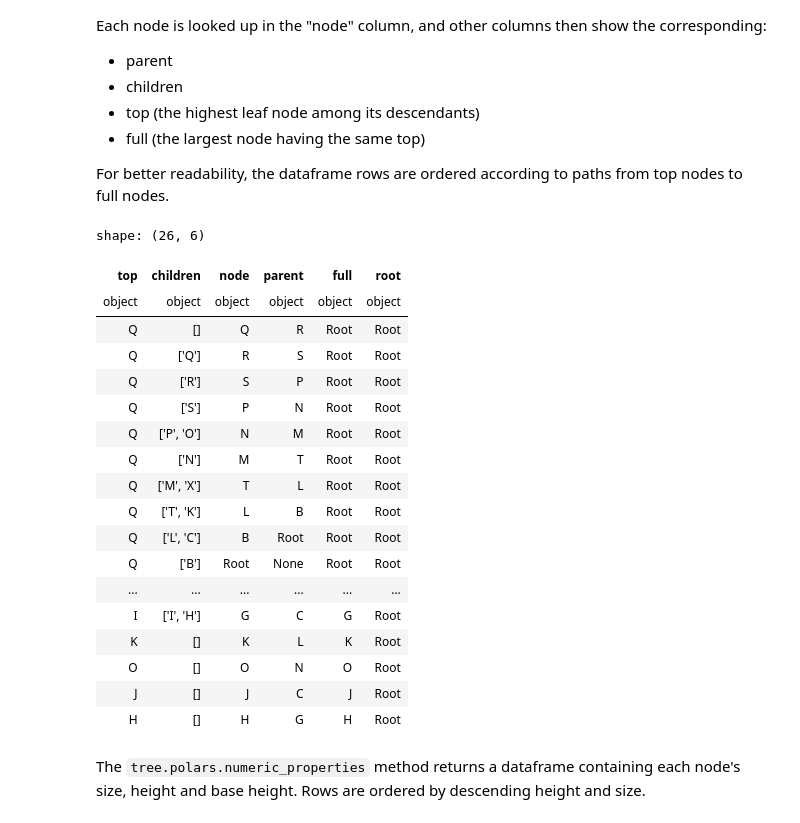
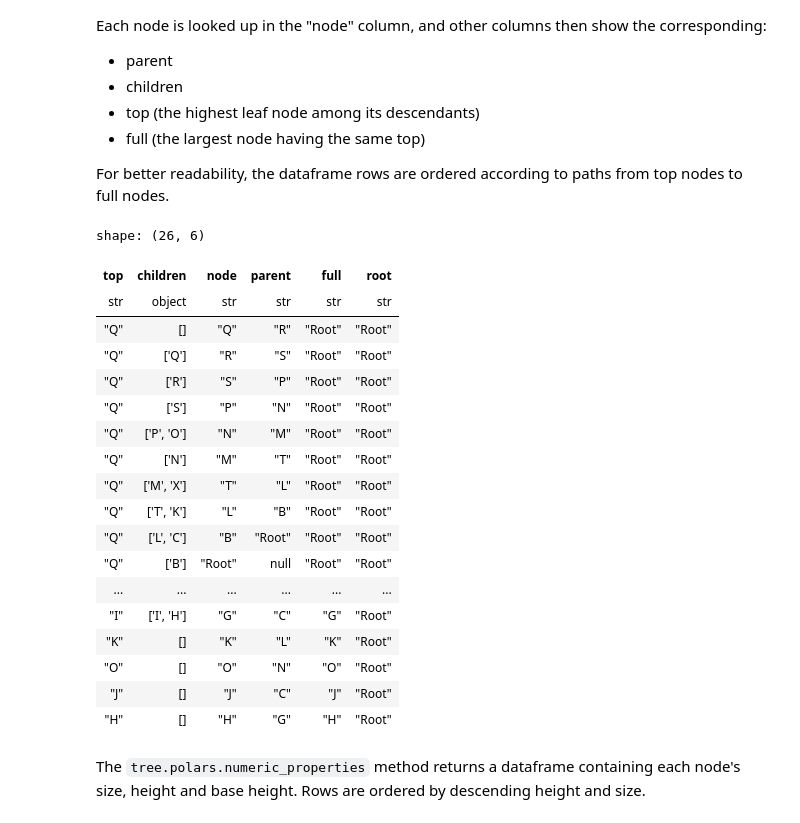
Before and after one commit to eivindtostesen/hierarchical_peak_finding, a Jupyter notebook: dataframes_tutorial.ipynb, the cells around one changed output. Cells and saved outputs as stored; diff of their text form; code cells hidden in the pictures.

```diff
--- a/dataframes_tutorial.ipynb
+++ b/dataframes_tutorial.ipynb
@@ -120,33 +130,38 @@ For better readability, the dataframe rows are ordered according to paths from t
 # %%
 # Generate the data set:
 X, Y = peaky_data.example_1(randomseed=RANDOM_SEED)
 # Get the peak analysis results:
 tree = analyze_and_make_tree(X, Y)
 # Add polars functionality to the tree:
-peaks_in_polars.PeakTreePolars(tree, location=tree.location)
+peaks_in_polars.PeakTreePolars(
+    tree,
+    x_start=lambda n: tree.location[n][0],
+    x_end=lambda n: tree.location[n][1],
+    objecttype=[],
+)
 
 # Dataframe with the network of peak nodes:
 tree.polars.tree_structure()
 # %% [output]
 shape: (26, 6)
 | top | children | node | parent | full | root |
-| object | object | object | object | object | object |
-| Q | [] | Q | R | Root | Root |
-| Q | ['Q'] | R | S | Root | Root |
-| Q | ['R'] | S | P | Root | Root |
-| Q | ['S'] | P | N | Root | Root |
-| Q | ['P', 'O'] | N | M | Root | Root |
-| Q | ['N'] | M | T | Root | Root |
-| Q | ['M', 'X'] | T | L | Root | Root |
-| Q | ['T', 'K'] | L | B | Root | Root |
-| Q | ['L', 'C'] | B | Root | Root | Root |
-| Q | ['B'] | Root | None | Root | Root |
+| str | object | str | str | str | str |
+| "Q" | [] | "Q" | "R" | "Root" | "Root" |
+| "Q" | ['Q'] | "R" | "S" | "Root" | "Root" |
+| "Q" | ['R'] | "S" | "P" | "Root" | "Root" |
+| "Q" | ['S'] | "P" | "N" | "Root" | "Root" |
+| "Q" | ['P', 'O'] | "N" | "M" | "Root" | "Root" |
+| "Q" | ['N'] | "M" | "T" | "Root" | "Root" |
+| "Q" | ['M', 'X'] | "T" | "L" | "Root" | "Root" |
+| "Q" | ['T', 'K'] | "L" | "B" | "Root" | "Root" |
+| "Q" | ['L', 'C'] | "B" | "Root" | "Root" | "Root" |
+| "Q" | ['B'] | "Root" | null | "Root" | "Root" |
 | ... | ... | ... | ... | ... | ... |
-| I | ['I', 'H'] | G | C | G | Root |
-| K | [] | K | L | K | Root |
-| O | [] | O | N | O | Root |
-| J | [] | J | C | J | Root |
-| H | [] | H | G | H | Root |
+| "I" | ['I', 'H'] | "G" | "C" | "G" | "Root" |
+| "K" | [] | "K" | "L" | "K" | "Root" |
+| "O" | [] | "O" | "N" | "O" | "Root" |
+| "J" | [] | "J" | "C" | "J" | "Root" |
+| "H" | [] | "H" | "G" | "H" | "Root" |
 # %% [markdown]
 The `tree.polars.numeric_properties` method returns a dataframe containing each node's size, height and base height. Rows are ordered by descending height and size.
 # %%
```
Also changed, not shown: parts of 6 cells of this notebook, 4 other files.
